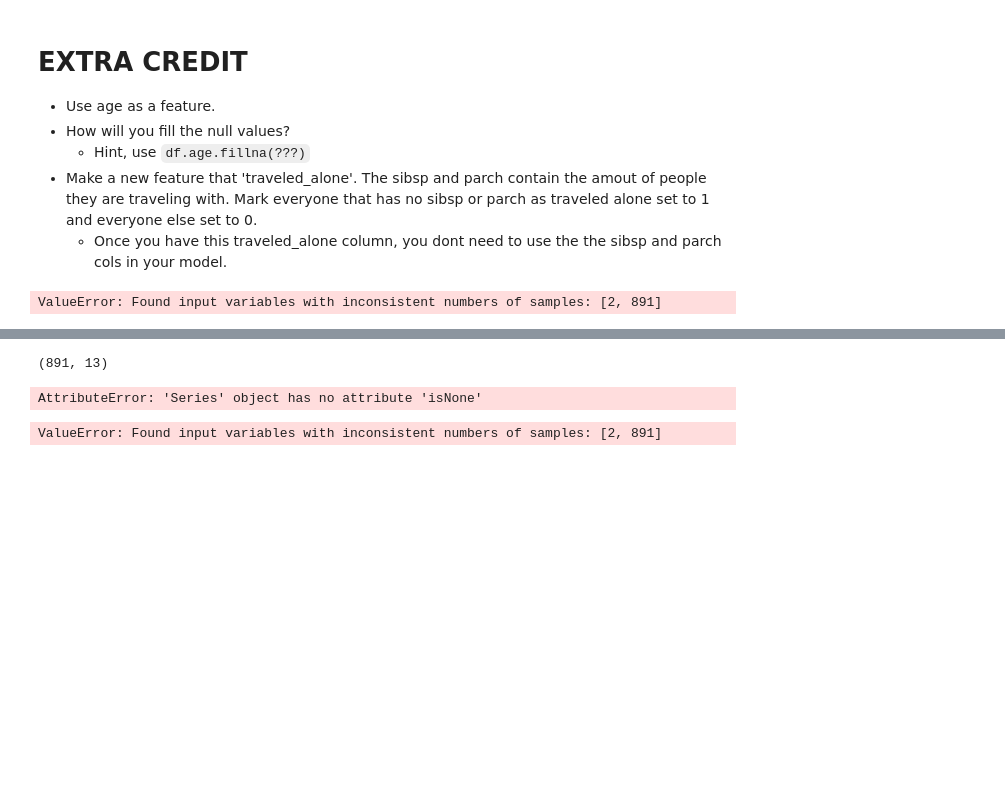
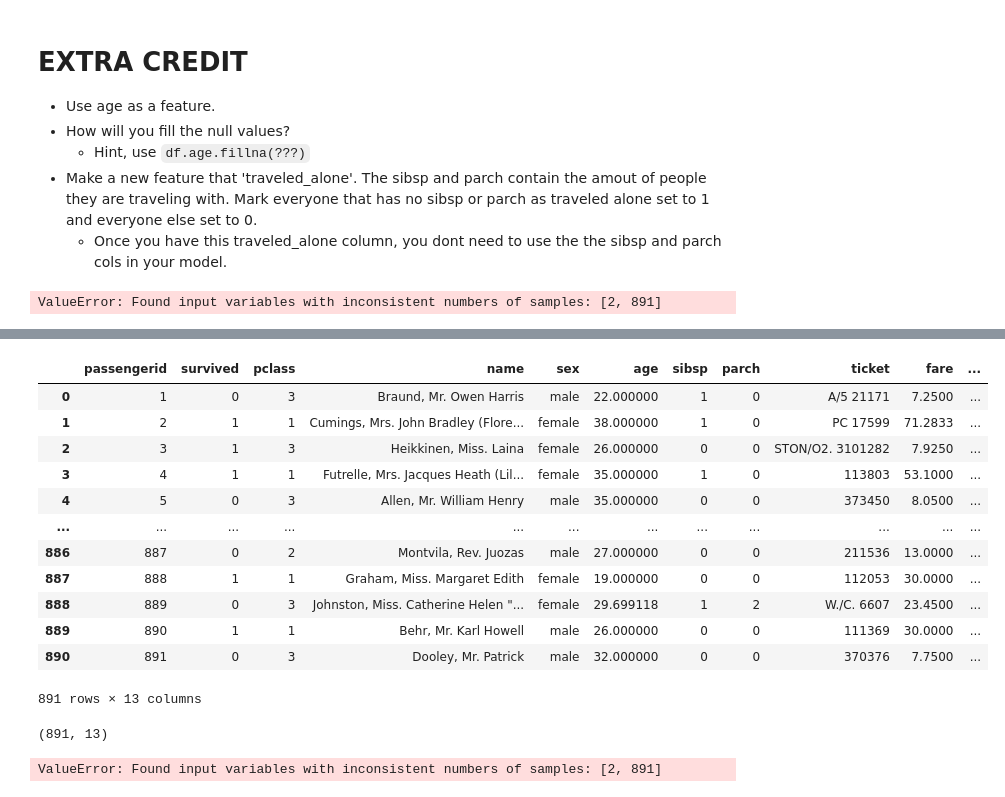
Before and after one commit to conor7276/2022-fall-data-science, a Jupyter notebook: Week-03-Intro-To-ML/Exercise-Logistic-Regression.ipynb, the cells around one changed output, grey strips where cells are left out. Cells and saved outputs as stored; diff of their text form; code cells hidden in the pictures; blank space fills up the shorter version.

Commit message:
[fixed errors]

```diff
--- a/Week-03-Intro-To-ML/Exercise-Logistic-Regression.ipynb
+++ b/Week-03-Intro-To-ML/Exercise-Logistic-Regression.ipynb
@@ -442,8 +487,22 @@ df['traveled_alone'] = np.where(condition2,1,0)
+# %%
+condition2 = ((df['sibsp'] == 0) & (df['parch'] == 0))
+df['traveled_alone'] = np.where(condition2,1,0)
+df
+# %% [output]
+|  | passengerid | survived | pclass | name | sex | age | sibsp | parch | ticket | fare | ... |
+| 0 | 1 | 0 | 3 | Braund, Mr. Owen Harris | male | 22.000000 | 1 | 0 | A/5 21171 | 7.2500 | ... |
+| 1 | 2 | 1 | 1 | Cumings, Mrs. John Bradley (Flore... | female | 38.000000 | 1 | 0 | PC 17599 | 71.2833 | ... |
+| 2 | 3 | 1 | 3 | Heikkinen, Miss. Laina | female | 26.000000 | 0 | 0 | STON/O2. 3101282 | 7.9250 | ... |
+| 3 | 4 | 1 | 1 | Futrelle, Mrs. Jacques Heath (Lil... | female | 35.000000 | 1 | 0 | 113803 | 53.1000 | ... |
+| 4 | 5 | 0 | 3 | Allen, Mr. William Henry | male | 35.000000 | 0 | 0 | 373450 | 8.0500 | ... |
+| ... | ... | ... | ... | ... | ... | ... | ... | ... | ... | ... | ... |
+| 886 | 887 | 0 | 2 | Montvila, Rev. Juozas | male | 27.000000 | 0 | 0 | 211536 | 13.0000 | ... |
+| 887 | 888 | 1 | 1 | Graham, Miss. Margaret Edith | female | 19.000000 | 0 | 0 | 112053 | 30.0000 | ... |
+| 888 | 889 | 0 | 3 | Johnston, Miss. Catherine Helen "... | female | 29.699118 | 1 | 2 | W./C. 6607 | 23.4500 | ... |
+| 889 | 890 | 1 | 1 | Behr, Mr. Karl Howell | male | 26.000000 | 0 | 0 | 111369 | 30.0000 | ... |
+| 890 | 891 | 0 | 3 | Dooley, Mr. Patrick | male | 32.000000 | 0 | 0 | 370376 | 7.7500 | ... |
+891 rows × 13 columns
 # %%
 df.shape
 # %% [output]
 (891, 13)
-# %%
-df[df['age'] == df['age'].isNone()]
-# %% [output]
-AttributeError: 'Series' object has no attribute 'isNone'
@@ -457,4 +509,12 @@ y = df['survived']
-# %%
-X_train, X_test, y_train, y_test = train_test_split(X, y, test_size=0.1, random_state=45)
-# %% [output]
-ValueError: Found input variables with inconsistent numbers of samples: [2, 891]
+# %%
+selected_features = ['traveled_alone','age']
+
+# Define your X and y variables
+X = selected_features
+y = df['survived']
+
+# Split our data into testing and training.
+# Remeber to use the same random state as you used before
+X_train, X_test, y_train, y_test = train_test_split(X, y, test_size=0.2, random_state=45)
+# %% [output]
+ValueError: Found input variables with inconsistent numbers of samples: [2, 891]
```
Also changed, not shown: parts of 9 cells of this notebook.
